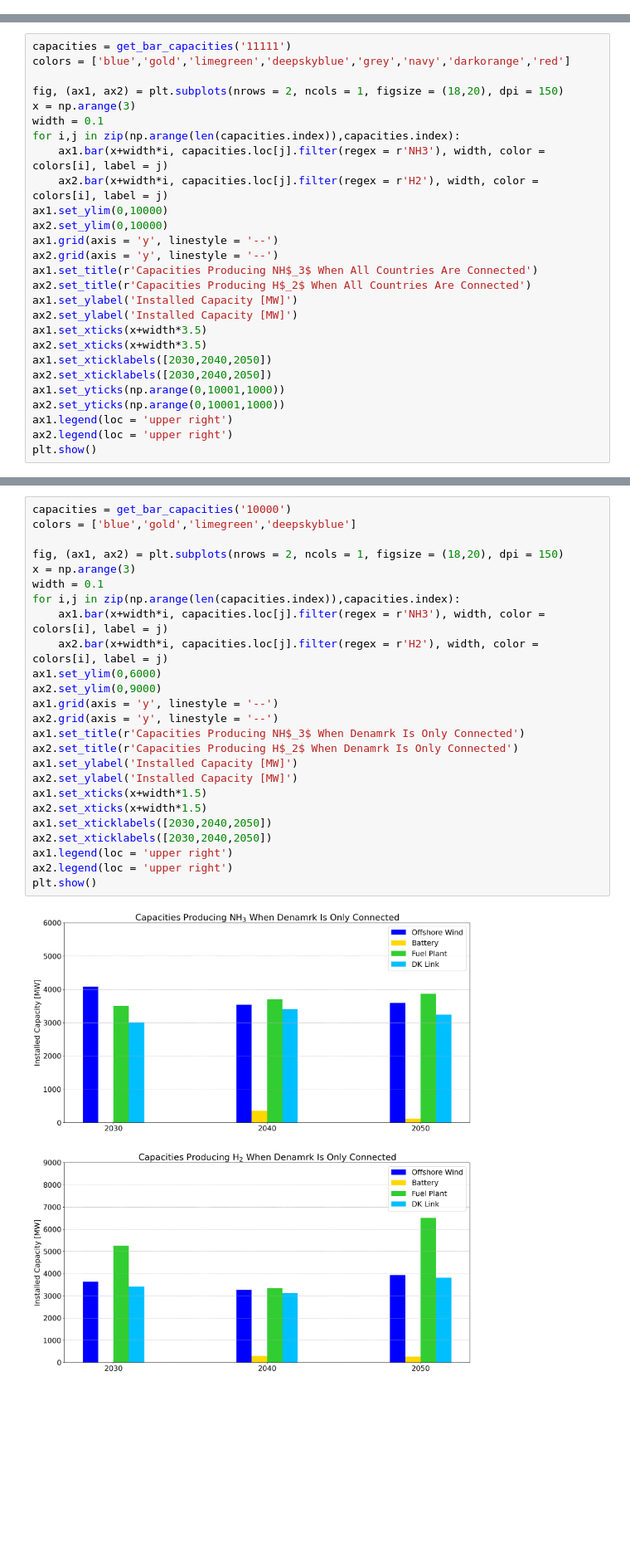
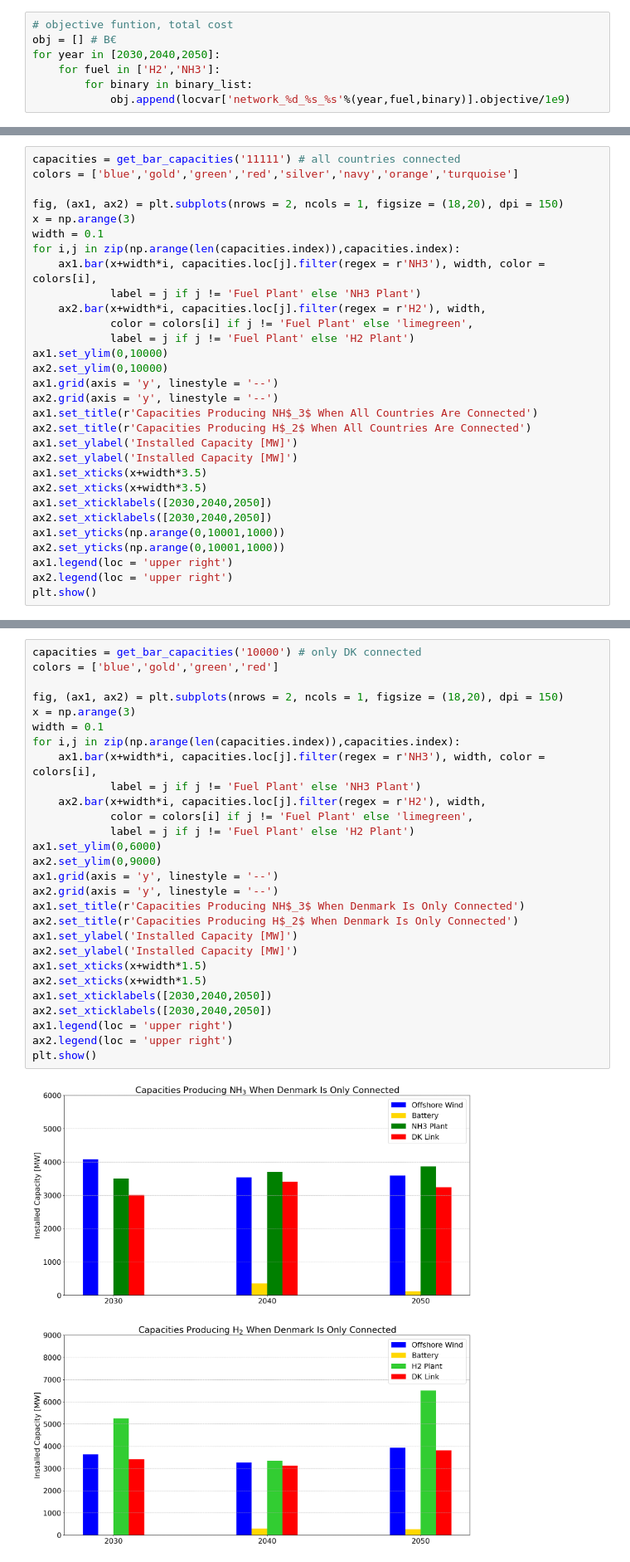
Before and after one commit to Ieu-Yan/Master_Thesis_Energy_Island, a Jupyter notebook: results_plot.ipynb, the cells around one changed output, grey strips where cells are left out. Shown at 83% size. Cells and saved outputs as stored; diff of their text form; blank space fills up the shorter version.

```diff
--- a/results_plot.ipynb
+++ b/results_plot.ipynb
@@ -168,0 +258,7 @@ plt.show()
+# %%
+# objective funtion, total cost
+obj = [] # B€
+for year in [2030,2040,2050]:
+    for fuel in ['H2','NH3']:
+        for binary in binary_list:
+            obj.append(locvar['network_%d_%s_%s'%(year,fuel,binary)].objective/1e9)
@@ -183,15 +359,18 @@ def get_bar_capacities(binary):
             )
     return capacities
 # %%
-capacities = get_bar_capacities('11111')
-colors = ['blue','gold','limegreen','deepskyblue','grey','navy','darkorange','red']
+capacities = get_bar_capacities('11111') # all countries connected
+colors = ['blue','gold','green','red','silver','navy','orange','turquoise']
 
 fig, (ax1, ax2) = plt.subplots(nrows = 2, ncols = 1, figsize = (18,20), dpi = 150)
 x = np.arange(3)
 width = 0.1
 for i,j in zip(np.arange(len(capacities.index)),capacities.index):
-    ax1.bar(x+width*i, capacities.loc[j].filter(regex = r'NH3'), width, color = colors[i], label = j)
-    ax2.bar(x+width*i, capacities.loc[j].filter(regex = r'H2'), width, color = colors[i], label = j)
+    ax1.bar(x+width*i, capacities.loc[j].filter(regex = r'NH3'), width, color = colors[i],
+            label = j if j != 'Fuel Plant' else 'NH3 Plant')
+    ax2.bar(x+width*i, capacities.loc[j].filter(regex = r'H2'), width,
+            color = colors[i] if j != 'Fuel Plant' else 'limegreen',
+            label = j if j != 'Fuel Plant' else 'H2 Plant')
 ax1.set_ylim(0,10000)
 ax2.set_ylim(0,10000)
 ax1.grid(axis = 'y', linestyle = '--')
@@ -214,27 +393,30 @@ plt.show()
 # %%
-capacities = get_bar_capacities('10000')
-colors = ['blue','gold','limegreen','deepskyblue']
+capacities = get_bar_capacities('10000') # only DK connected
+colors = ['blue','gold','green','red']
 
 fig, (ax1, ax2) = plt.subplots(nrows = 2, ncols = 1, figsize = (18,20), dpi = 150)
 x = np.arange(3)
 width = 0.1
 for i,j in zip(np.arange(len(capacities.index)),capacities.index):
-    ax1.bar(x+width*i, capacities.loc[j].filter(regex = r'NH3'), width, color = colors[i], label = j)
-    ax2.bar(x+width*i, capacities.loc[j].filter(regex = r'H2'), width, color = colors[i], label = j)
+    ax1.bar(x+width*i, capacities.loc[j].filter(regex = r'NH3'), width, color = colors[i],
+            label = j if j != 'Fuel Plant' else 'NH3 Plant')
+    ax2.bar(x+width*i, capacities.loc[j].filter(regex = r'H2'), width,
+            color = colors[i] if j != 'Fuel Plant' else 'limegreen',
+            label = j if j != 'Fuel Plant' else 'H2 Plant')
 ax1.set_ylim(0,6000)
 ax2.set_ylim(0,9000)
 ax1.grid(axis = 'y', linestyle = '--')
 ax2.grid(axis = 'y', linestyle = '--')
-ax1.set_title(r'Capacities Producing NH$_3$ When Denamrk Is Only Connected')
-ax2.set_title(r'Capacities Producing H$_2$ When Denamrk Is Only Connected')
+ax1.set_title(r'Capacities Producing NH$_3$ When Denmark Is Only Connected')
+ax2.set_title(r'Capacities Producing H$_2$ When Denmark Is Only Connected')
 ax1.set_ylabel('Installed Capacity [MW]')
 ax2.set_ylabel('Installed Capacity [MW]')
 ax1.set_xticks(x+width*1.5)
 ax2.set_xticks(x+width*1.5)
 ax1.set_xticklabels([2030,2040,2050])
 ax2.set_xticklabels([2030,2040,2050])
 ax1.legend(loc = 'upper right')
 ax2.legend(loc = 'upper right')
 plt.show()
 # %% [output]
-[figure, old version]
+[figure, new version]
```
Also changed, not shown: parts of 21 cells of this notebook, 2 other files.
